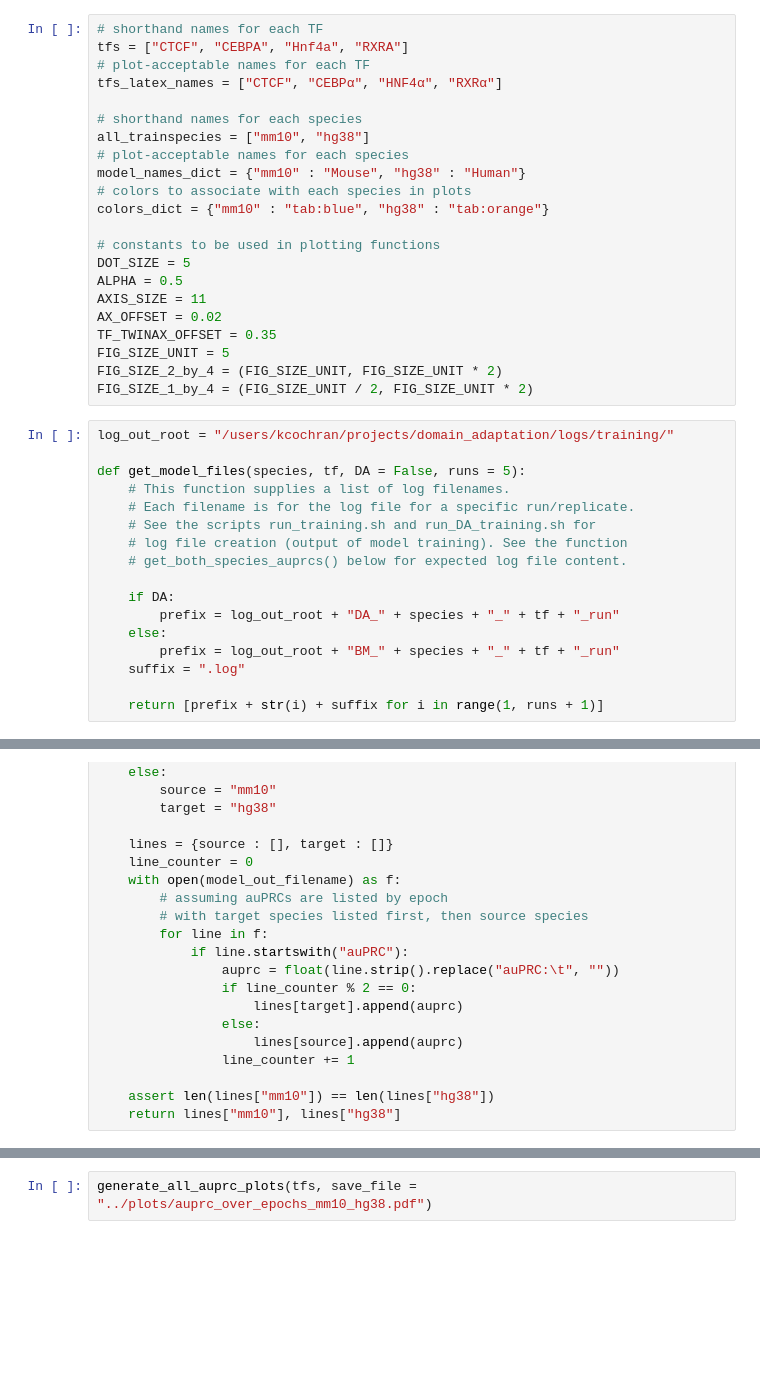
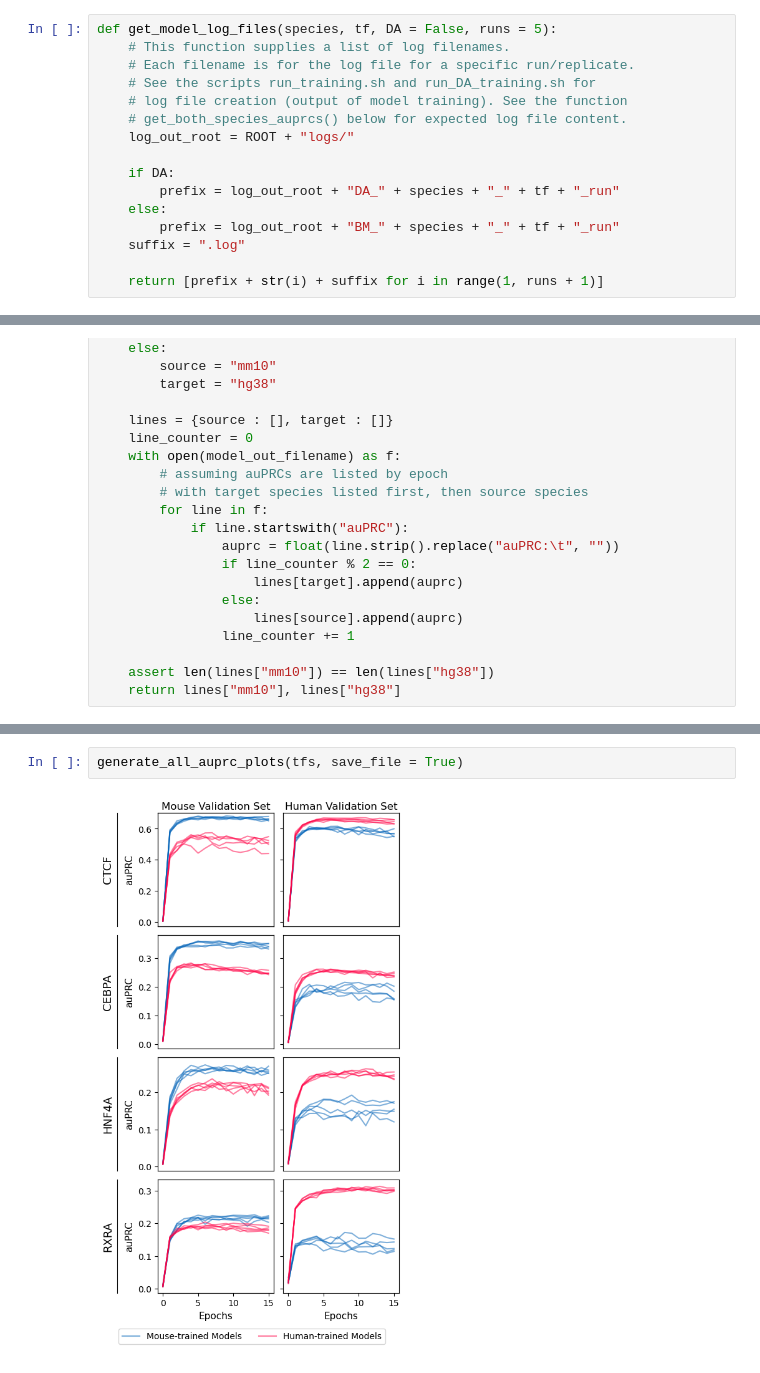
Before and after one commit to seqcode/cross-species-domain-adaptation, a Jupyter notebook: 3_manuscript_figure_and_table_notebooks/Figure_2-auPRCs_Over_Epochs_Plots.ipynb, the cells around one changed output, grey strips where cells are left out. Drawn from its saved outputs; the diff is of its cells as text; blank space fills up the shorter version.

```diff
--- a/3_manuscript_figure_and_table_notebooks/Figure_2-auPRCs_Over_Epochs_Plots.ipynb
+++ b/3_manuscript_figure_and_table_notebooks/Figure_2-auPRCs_Over_Epochs_Plots.ipynb
@@ -1,37 +25,14 @@
 # %%
 import numpy as np
 import matplotlib.pyplot as plt
-# %%
-# shorthand names for each TF
-tfs = ["CTCF", "CEBPA", "Hnf4a", "RXRA"]
-# plot-acceptable names for each TF
-tfs_latex_names = ["CTCF", "CEBPα", "HNF4α", "RXRα"]
-
-# shorthand names for each species
-all_trainspecies = ["mm10", "hg38"]
-# plot-acceptable names for each species
-model_names_dict = {"mm10" : "Mouse", "hg38" : "Human"}
-# colors to associate with each species in plots
-colors_dict = {"mm10" : "tab:blue", "hg38" : "tab:orange"}
-
-# constants to be used in plotting functions
-DOT_SIZE = 5
-ALPHA = 0.5
-AXIS_SIZE = 11
-AX_OFFSET = 0.02
-TF_TWINAX_OFFSET = 0.35
-FIG_SIZE_UNIT = 5
-FIG_SIZE_2_by_4 = (FIG_SIZE_UNIT, FIG_SIZE_UNIT * 2)
-FIG_SIZE_1_by_4 = (FIG_SIZE_UNIT / 2, FIG_SIZE_UNIT * 2)
 # %%
-log_out_root = "/users/kcochran/projects/domain_adaptation/logs/training/"
-
-def get_model_files(species, tf, DA = False, runs = 5):
+def get_model_log_files(species, tf, DA = False, runs = 5):
     # This function supplies a list of log filenames.
     # Each filename is for the log file for a specific run/replicate.
     # See the scripts run_training.sh and run_DA_training.sh for
     # log file creation (output of model training). See the function
     # get_both_species_auprcs() below for expected log file content.
+    log_out_root = ROOT + "logs/"
 
     if DA:
         prefix = log_out_root + "DA_" + species + "_" + tf + "_run"
@@ -249,2 +250,4 @@ def generate_all_auprc_plots_DA(tf_list, save_file = None):
 # %%
-generate_all_auprc_plots(tfs, save_file = "../plots/auprc_over_epochs_mm10_hg38.pdf")
+generate_all_auprc_plots(tfs, save_file = True)
+# %% [output]
+[figure, added]
```
Also changed, not shown: parts of 3 cells of this notebook, 30 other files.
